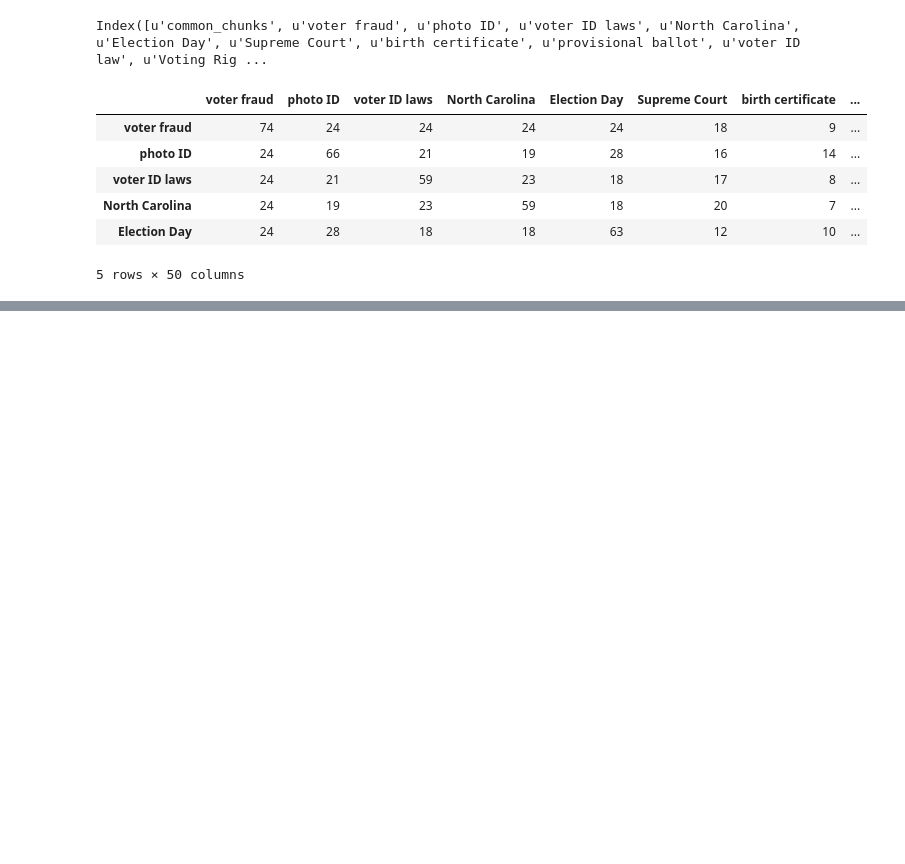
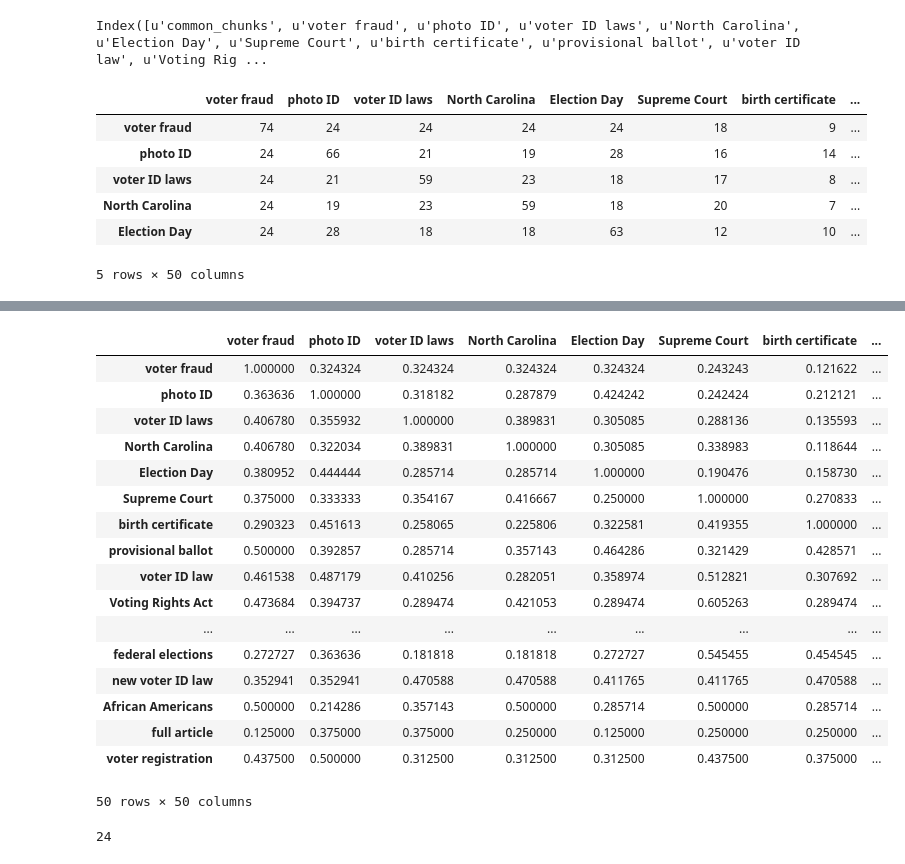
Before and after one commit to Anand-/nlp2014_final, a Jupyter notebook: keyphrase_grouping.ipynb, the cells around one changed output, grey strips where cells are left out. Saved outputs shown, nothing was run; the diff lists cells and outputs as text; code cells hidden in the pictures; blank space fills up the shorter version.

```diff
--- a/keyphrase_grouping.ipynb
+++ b/keyphrase_grouping.ipynb
@@ -536,5 +536,3 @@ chunk_overlap.head()
 | North Carolina | 24 | 19 | 23 | 59 | 18 | 20 | 7 | ... |
 | Election Day | 24 | 28 | 18 | 18 | 63 | 12 | 10 | ... |
 5 rows × 50 columns
-# %%
-chunk_overlap.sort(columns='President Obama', ascending=False)
@@ -559,0 +559,25 @@ chunk_overlap.sort(columns='President Obama', ascending=False)
+# %%
+chunk_overlap.apply(lambda r: r/max(r), axis=1)
+# %% [output]
+|  | voter fraud | photo ID | voter ID laws | North Carolina | Election Day | Supreme Court | birth certificate | ... |
+| voter fraud | 1.000000 | 0.324324 | 0.324324 | 0.324324 | 0.324324 | 0.243243 | 0.121622 | ... |
+| photo ID | 0.363636 | 1.000000 | 0.318182 | 0.287879 | 0.424242 | 0.242424 | 0.212121 | ... |
+| voter ID laws | 0.406780 | 0.355932 | 1.000000 | 0.389831 | 0.305085 | 0.288136 | 0.135593 | ... |
+| North Carolina | 0.406780 | 0.322034 | 0.389831 | 1.000000 | 0.305085 | 0.338983 | 0.118644 | ... |
+| Election Day | 0.380952 | 0.444444 | 0.285714 | 0.285714 | 1.000000 | 0.190476 | 0.158730 | ... |
+| Supreme Court | 0.375000 | 0.333333 | 0.354167 | 0.416667 | 0.250000 | 1.000000 | 0.270833 | ... |
+| birth certificate | 0.290323 | 0.451613 | 0.258065 | 0.225806 | 0.322581 | 0.419355 | 1.000000 | ... |
+| provisional ballot | 0.500000 | 0.392857 | 0.285714 | 0.357143 | 0.464286 | 0.321429 | 0.428571 | ... |
+| voter ID law | 0.461538 | 0.487179 | 0.410256 | 0.282051 | 0.358974 | 0.512821 | 0.307692 | ... |
+| Voting Rights Act | 0.473684 | 0.394737 | 0.289474 | 0.421053 | 0.289474 | 0.605263 | 0.289474 | ... |
+| ... | ... | ... | ... | ... | ... | ... | ... | ... |
+| federal elections | 0.272727 | 0.363636 | 0.181818 | 0.181818 | 0.272727 | 0.545455 | 0.454545 | ... |
+| new voter ID law | 0.352941 | 0.352941 | 0.470588 | 0.470588 | 0.411765 | 0.411765 | 0.470588 | ... |
+| African Americans | 0.500000 | 0.214286 | 0.357143 | 0.500000 | 0.285714 | 0.500000 | 0.285714 | ... |
+| full article | 0.125000 | 0.375000 | 0.375000 | 0.250000 | 0.125000 | 0.250000 | 0.250000 | ... |
+| voter registration | 0.437500 | 0.500000 | 0.312500 | 0.312500 | 0.312500 | 0.437500 | 0.375000 | ... |
+50 rows × 50 columns
+# %%
+chunk_overlap[['Election Day']].loc['voter fraud'][0]
+# %% [output]
+24
```
Also changed, not shown: parts of 16 cells of this notebook.
